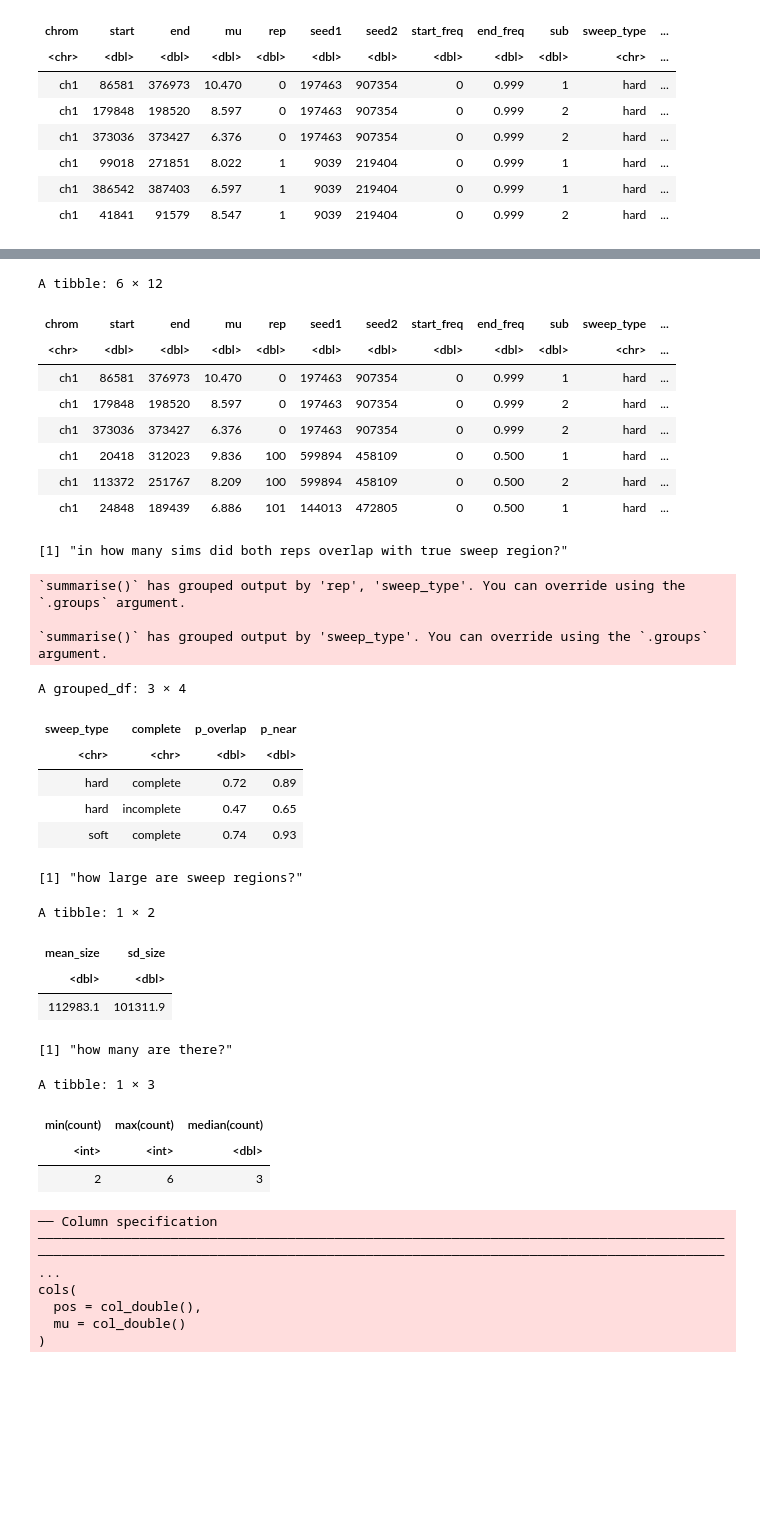
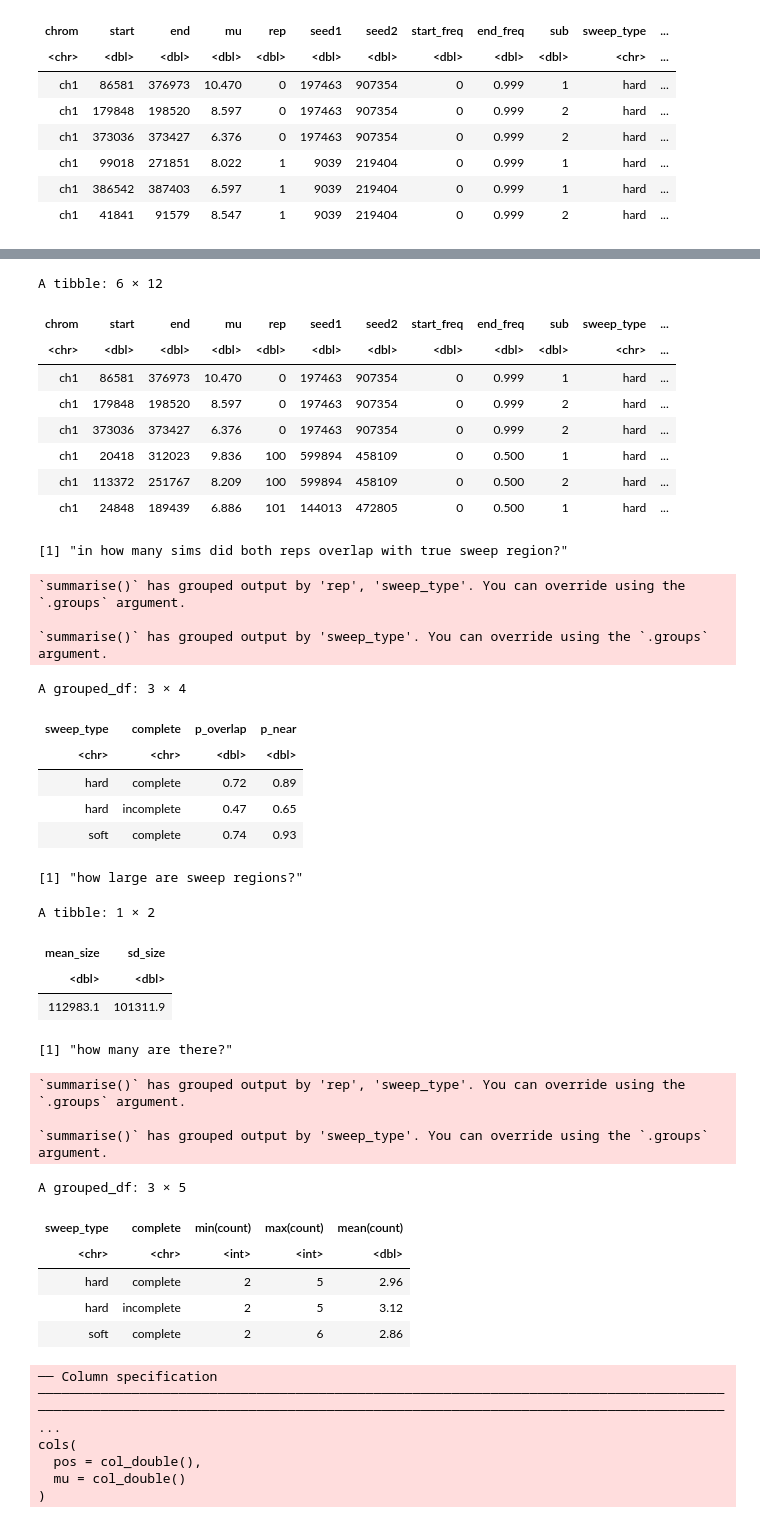
Before and after one commit to silastittes/parv_local, a Jupyter notebook: review_response_analyses/sim_sweep_accuracy/vanilla_discoal/SummarizeSweepSims.ipynb, the cells around one changed output, grey strips where cells are left out. Saved outputs shown, nothing was run; the diff lists cells and outputs as text; code cells hidden in the pictures; blank space fills up the shorter version.

```diff
--- a/review_response_analyses/sim_sweep_accuracy/vanilla_discoal/SummarizeSweepSims.ipynb
+++ b/review_response_analyses/sim_sweep_accuracy/vanilla_discoal/SummarizeSweepSims.ipynb
@@ -69,39 +78,45 @@ full_df %>%
 
 print("how many are there?")
 full_df %>%
-    group_by(rep) %>%
+    group_by(rep, sweep_type, complete) %>%
     summarise(count = n()) %>%
-    summarise(min(count), max(count), median(count))
+    group_by(sweep_type, complete) %>%
+    summarise(min(count), max(count), mean(count))
 # %% [output]
 A tibble: 6 × 12
 | chrom | start | end | mu | rep | seed1 | seed2 | start_freq | end_freq | sub | sweep_type | ... |
 | <chr> | <dbl> | <dbl> | <dbl> | <dbl> | <dbl> | <dbl> | <dbl> | <dbl> | <dbl> | <chr> | ... |
 | ch1 | 86581 | 376973 | 10.470 | 0 | 197463 | 907354 | 0 | 0.999 | 1 | hard | ... |
 | ch1 | 179848 | 198520 | 8.597 | 0 | 197463 | 907354 | 0 | 0.999 | 2 | hard | ... |
 | ch1 | 373036 | 373427 | 6.376 | 0 | 197463 | 907354 | 0 | 0.999 | 2 | hard | ... |
 | ch1 | 20418 | 312023 | 9.836 | 100 | 599894 | 458109 | 0 | 0.500 | 1 | hard | ... |
 | ch1 | 113372 | 251767 | 8.209 | 100 | 599894 | 458109 | 0 | 0.500 | 2 | hard | ... |
 | ch1 | 24848 | 189439 | 6.886 | 101 | 144013 | 472805 | 0 | 0.500 | 1 | hard | ... |
 [1] "in how many sims did both reps overlap with true sweep region?"
 `summarise()` has grouped output by 'rep', 'sweep_type'. You can override using the `.groups` argument.
 
 `summarise()` has grouped output by 'sweep_type'. You can override using the `.groups` argument.
 A grouped_df: 3 × 4
 | sweep_type | complete | p_overlap | p_near |
 | <chr> | <chr> | <dbl> | <dbl> |
 | hard | complete | 0.72 | 0.89 |
 | hard | incomplete | 0.47 | 0.65 |
 | soft | complete | 0.74 | 0.93 |
 [1] "how large are sweep regions?"
 A tibble: 1 × 2
 | mean_size | sd_size |
 | <dbl> | <dbl> |
 | 112983.1 | 101311.9 |
 [1] "how many are there?"
-A tibble: 1 × 3
+`summarise()` has grouped output by 'rep', 'sweep_type'. You can override using the `.groups` argument.
+
+`summarise()` has grouped output by 'sweep_type'. You can override using the `.groups` argument.
+A grouped_df: 3 × 5
-| min(count) | max(count) | median(count) |
-| <int> | <int> | <dbl> |
-| 2 | 6 | 3 |
+| sweep_type | complete | min(count) | max(count) | mean(count) |
+| <chr> | <chr> | <int> | <int> | <dbl> |
+| hard | complete | 2 | 5 | 2.96 |
+| hard | incomplete | 2 | 5 | 3.12 |
+| soft | complete | 2 | 6 | 2.86 |
 # %%
 raisd_files <- fs::dir_ls("output/raisd/", glob = "*RAiSD_Report*")
 rdf <- read_delim(sample(raisd_files, 1), "\t", skip = 1, col_names = c("pos", "mu"))
```
Also changed, not shown: parts of 1 cell of this notebook, 8 other files.
